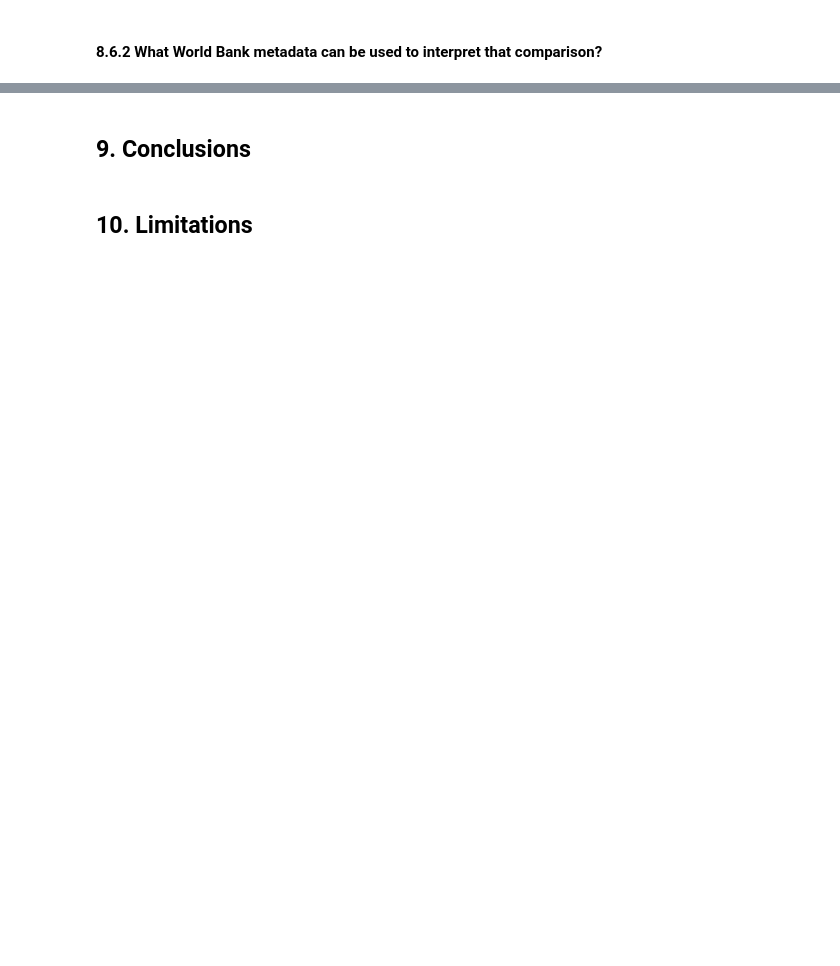
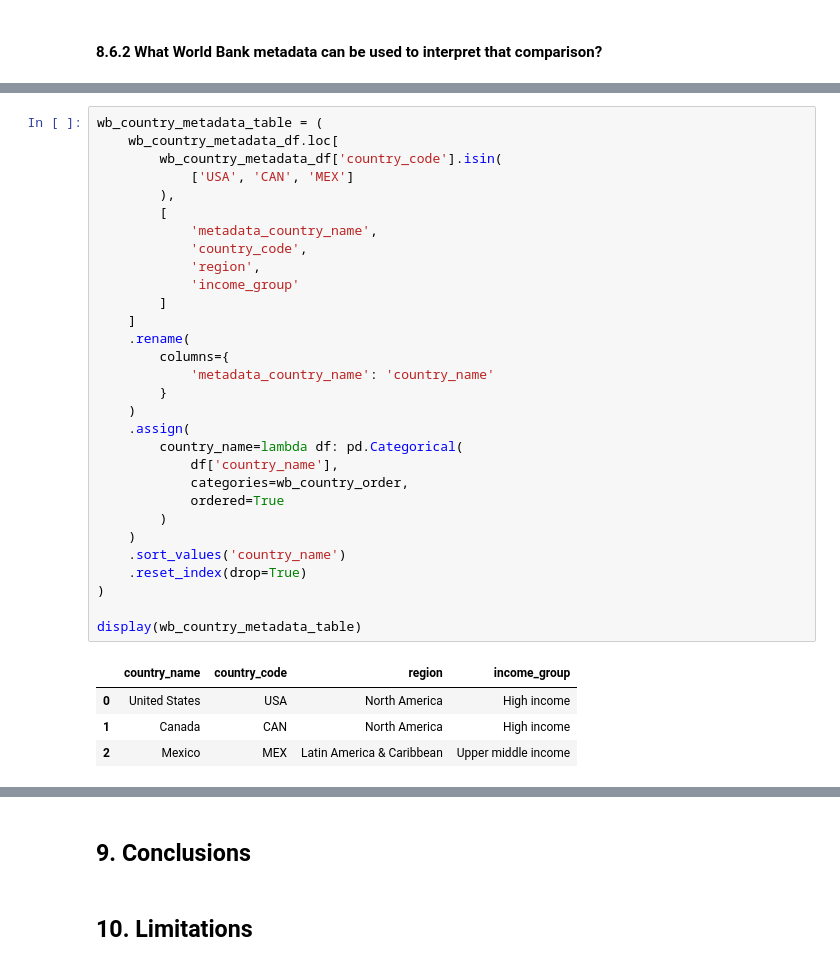
Before and after one commit to MichaelBujard/notebook-portfolio-project-0, a Jupyter notebook: notebooks/food_insecurity_analysis.ipynb, the cells around one changed output, grey strips where cells are left out. Cells and saved outputs as stored; diff of their text form; blank space fills up the shorter version.

```diff
--- a/notebooks/food_insecurity_analysis.ipynb
+++ b/notebooks/food_insecurity_analysis.ipynb
@@ -3244,0 +3474,35 @@ Across 2017–2024, Not in labor force due to disability had the highest estimat
+# %%
+wb_country_metadata_table = (
+    wb_country_metadata_df.loc[
+        wb_country_metadata_df['country_code'].isin(
+            ['USA', 'CAN', 'MEX']
+        ),
+        [
+            'metadata_country_name',
+            'country_code',
+            'region',
+            'income_group'
+        ]
+    ]
+    .rename(
+        columns={
+            'metadata_country_name': 'country_name'
+        }
+    )
+    .assign(
+        country_name=lambda df: pd.Categorical(
+            df['country_name'],
+            categories=wb_country_order,
+            ordered=True
+        )
+    )
+    .sort_values('country_name')
+    .reset_index(drop=True)
+)
+
+display(wb_country_metadata_table)
+# %% [output]
+|  | country_name | country_code | region | income_group |
+| 0 | United States | USA | North America | High income |
+| 1 | Canada | CAN | North America | High income |
+| 2 | Mexico | MEX | Latin America & Caribbean | Upper middle income |
```
Also changed, not shown: parts of 15 cells of this notebook, 1 other file.
